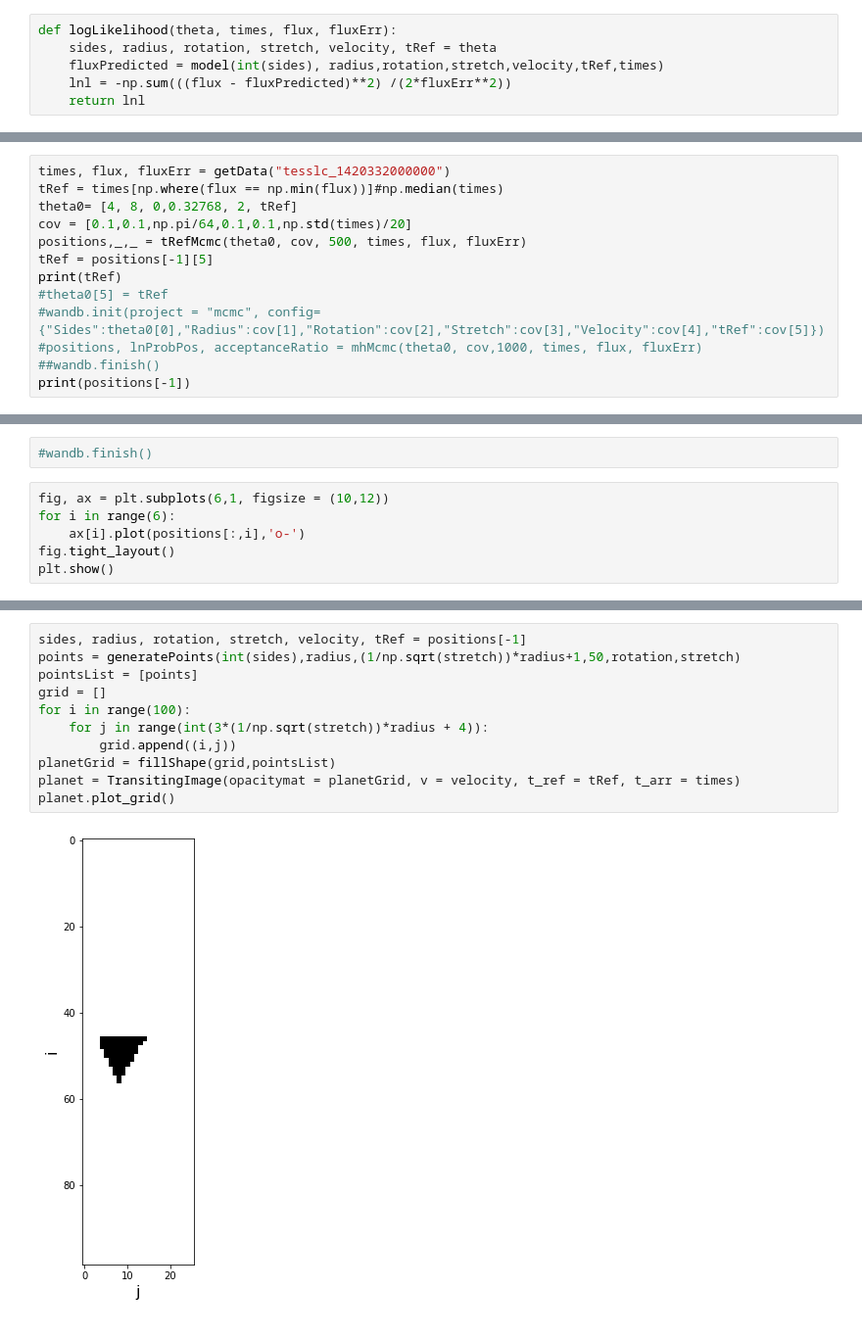
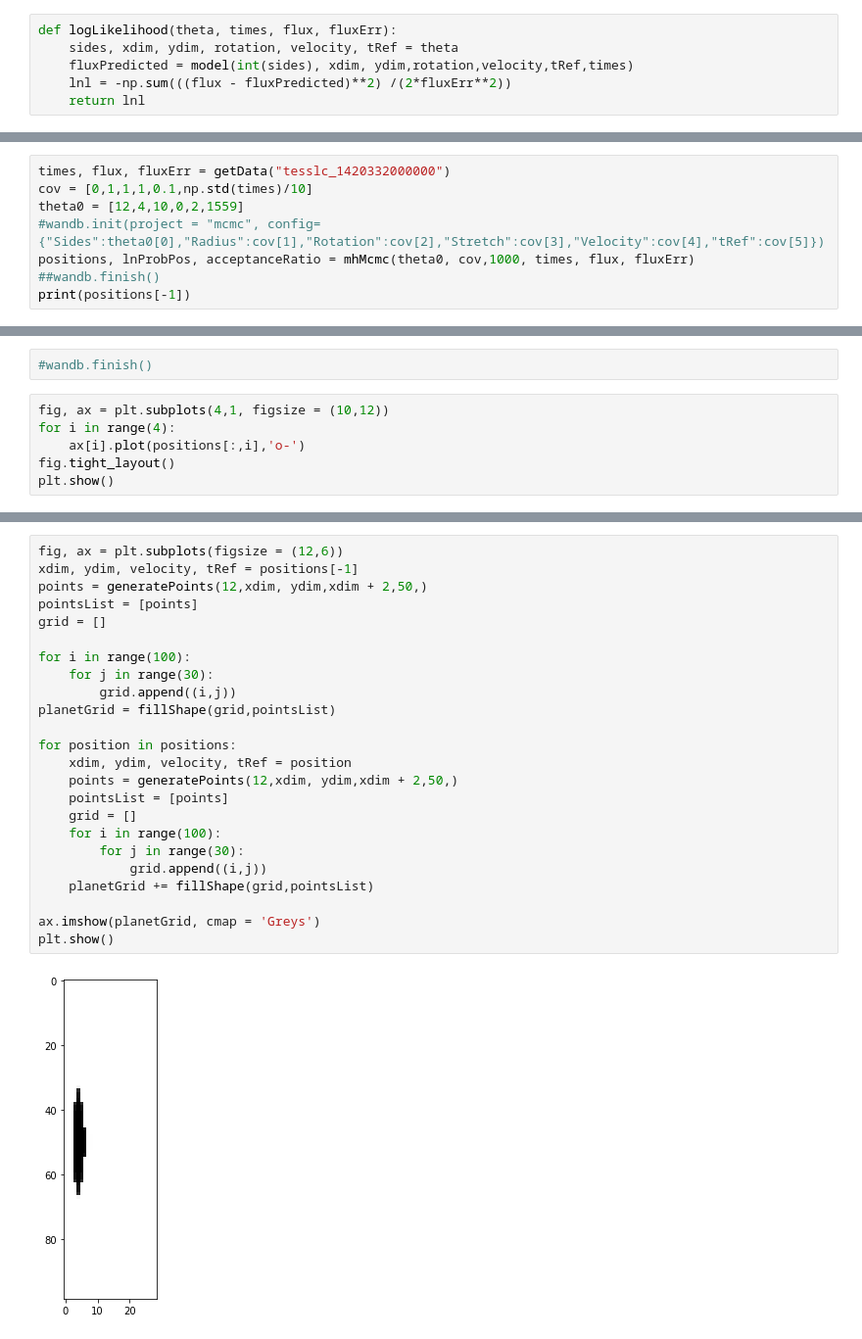
Before and after one commit to joshua-bromley/tessSignalInjection, a Jupyter notebook: mcmc/simpleSampler.ipynb, the cells around one changed output, grey strips where cells are left out. Shown at 98% size. Drawn from its saved outputs; the diff is of its cells as text.

Commit message:
Simplified model and corner plots

```diff
--- a/mcmc/simpleSampler.ipynb
+++ b/mcmc/simpleSampler.ipynb
@@ -102,8 +100,8 @@ def model(sides,radius,rotation,stretch,velocity, tRef, times):
     return planetLC
 # %%
 def logLikelihood(theta, times, flux, fluxErr):
-    sides, radius, rotation, stretch, velocity, tRef = theta
-    fluxPredicted = model(int(sides), radius,rotation,stretch,velocity,tRef,times)
+    sides, xdim, ydim, rotation, velocity, tRef = theta
+    fluxPredicted = model(int(sides), xdim, ydim,rotation,velocity,tRef,times)
     lnl = -np.sum(((flux - fluxPredicted)**2) /(2*fluxErr**2))
     return lnl
 # %%
@@ -229,15 +224,10 @@ def tRefMcmc(theta0, cov, steps, times, flux, fluxErr):
     return (positions, lnProbPos, acceptanceRatio)
 # %%
 times, flux, fluxErr = getData("tesslc_1420332000000")
-tRef = times[np.where(flux == np.min(flux))]#np.median(times)
-theta0= [4, 8, 0,0.32768, 2, tRef]
-cov = [0.1,0.1,np.pi/64,0.1,0.1,np.std(times)/20]
-positions,_,_ = tRefMcmc(theta0, cov, 500, times, flux, fluxErr)
-tRef = positions[-1][5]
-print(tRef)
-#theta0[5] = tRef
+cov = [0,1,1,1,0.1,np.std(times)/10]
+theta0 = [12,4,10,0,2,1559]
 #wandb.init(project = "mcmc", config={"Sides":theta0[0],"Radius":cov[1],"Rotation":cov[2],"Stretch":cov[3],"Velocity":cov[4],"tRef":cov[5]})
-#positions, lnProbPos, acceptanceRatio = mhMcmc(theta0, cov,1000, times, flux, fluxErr)
+positions, lnProbPos, acceptanceRatio = mhMcmc(theta0, cov,1000, times, flux, fluxErr)
 ##wandb.finish()
 print(positions[-1])
 # %% [output]
@@ -247,8 +235,8 @@ print(positions[-1])
 # %%
 #wandb.finish()
 # %%
-fig, ax = plt.subplots(6,1, figsize = (10,12))
-for i in range(6):
+fig, ax = plt.subplots(4,1, figsize = (10,12))
+for i in range(4):
     ax[i].plot(positions[:,i],'o-')
 fig.tight_layout()
 plt.show()
@@ -257,14 +245,27 @@ plt.show()
 # %%
-sides, radius, rotation, stretch, velocity, tRef = positions[-1]
-points = generatePoints(int(sides),radius,(1/np.sqrt(stretch))*radius+1,50,rotation,stretch)
+fig, ax = plt.subplots(figsize = (12,6))
+xdim, ydim, velocity, tRef = positions[-1]
+points = generatePoints(12,xdim, ydim,xdim + 2,50,)
 pointsList = [points]
 grid = []
+
 for i in range(100):
-    for j in range(int(3*(1/np.sqrt(stretch))*radius + 4)):
+    for j in range(30):
         grid.append((i,j))
 planetGrid = fillShape(grid,pointsList)
-planet = TransitingImage(opacitymat = planetGrid, v = velocity, t_ref = tRef, t_arr = times)
-planet.plot_grid()
+
+for position in positions:
+    xdim, ydim, velocity, tRef = position
+    points = generatePoints(12,xdim, ydim,xdim + 2,50,)
+    pointsList = [points]
+    grid = []
+    for i in range(100):
+        for j in range(30):
+            grid.append((i,j))
+    planetGrid += fillShape(grid,pointsList)
+
+ax.imshow(planetGrid, cmap = 'Greys')
+plt.show()
 # %% [output]
-[figure, old version]
+[figure, new version]
 # %%
```
Also changed, not shown: parts of 12 cells of this notebook, 1 other file.
